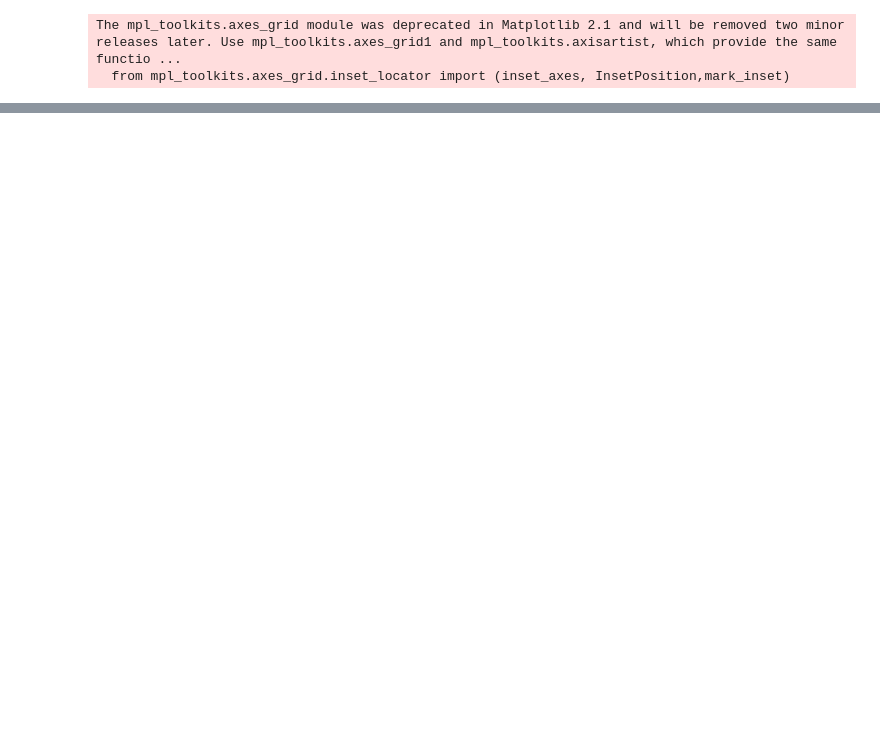
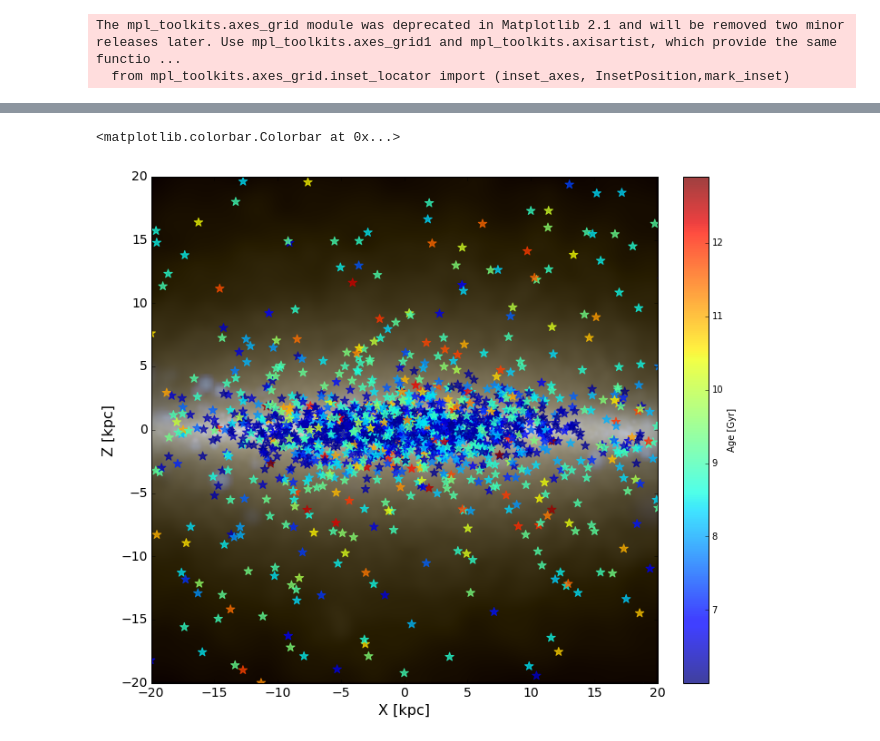
Before and after one commit to pablocoque/post_process_routines, a Jupyter notebook: src/stellar_light_with_clusters.ipynb, the cells around one changed output, grey strips where cells are left out. Saved outputs shown, nothing was run; the diff lists cells and outputs as text; code cells hidden in the pictures; blank space fills up the shorter version.

```diff
--- a/src/stellar_light_with_clusters.ipynb
+++ b/src/stellar_light_with_clusters.ipynb
@@ -165,0 +207,16 @@ Text(65.075, 0.5, 'Y [kpc]')
+# %%
+fig, ax1 = plt.subplots(figsize=(10,10))
+
+with pynbody.analysis.sideon(h[0]):
+    pynbody.plot.stars.render(main,width=40,resolution=1000, mag_range=[18, 30], axes=ax1, dynamic_range=4, clear=False)
+sc = ax1.scatter(main.s['pos'][mask1,1], main.s['pos'][mask1,2], marker = '*', c=main.s['age'].in_units('Gyr')[mask1], edgecolors='face', s=100, alpha=0.75)
+ax1.set(xlim=(-20,20), ylim=(-20,20))
+# ax1.text(10,25,r'z=0, $\tau_{\rm{cl}} < 500$ Myr', fontsize=16, color='w')
+ax1.tick_params(axis='both', which='both', labelsize=14)
+ax1.set_xlabel('X [kpc]', fontsize=16)
+ax1.set_ylabel('Z [kpc]', fontsize=16)
+plt.colorbar(sc, label='Age [Gyr]', cax=ax1.inset_axes([1.05, 0., 0.05, 1.]))
+# plt.tight_layout()
+# %% [output]
+<matplotlib.colorbar.Colorbar at 0x...>
+[figure, added]
```
Also changed, not shown: parts of 20 cells of this notebook, 6 other files.
